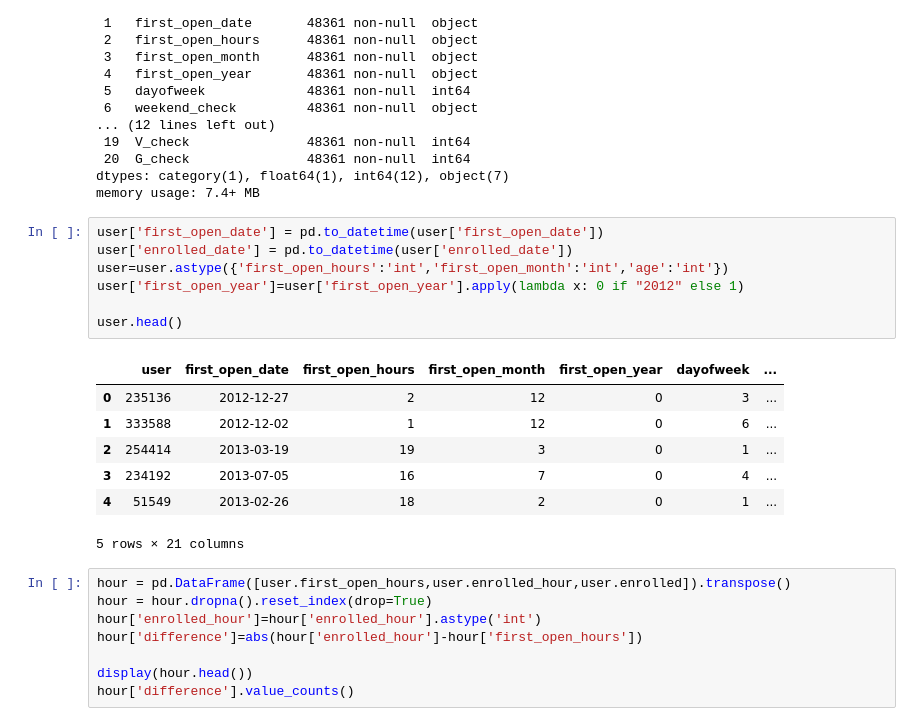
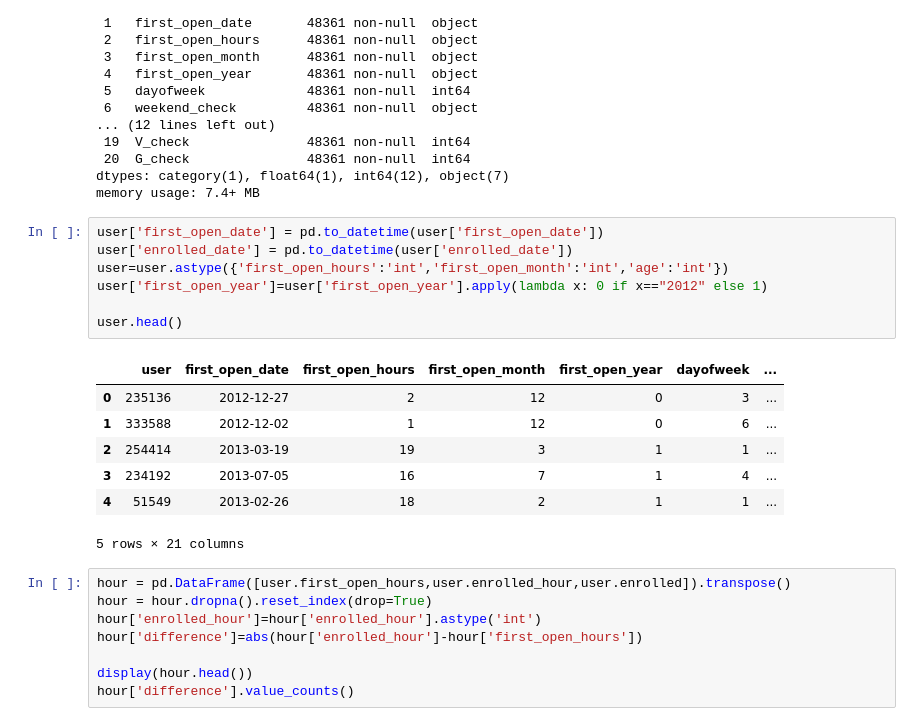
Before and after one commit to Verionyang/Project-_User_usage_Banking_App, a Jupyter notebook: Notebooks/EDA.ipynb, the cells around one changed output. Cells and saved outputs as stored; diff of their text form.

```diff
--- a/Notebooks/EDA.ipynb
+++ b/Notebooks/EDA.ipynb
@@ -633,17 +633,17 @@ memory usage: 7.4+ MB
 # %%
 user['first_open_date'] = pd.to_datetime(user['first_open_date'])
 user['enrolled_date'] = pd.to_datetime(user['enrolled_date'])
 user=user.astype({'first_open_hours':'int','first_open_month':'int','age':'int'})
-user['first_open_year']=user['first_open_year'].apply(lambda x: 0 if "2012" else 1)
+user['first_open_year']=user['first_open_year'].apply(lambda x: 0 if x=="2012" else 1)
 
 user.head()
 # %% [output]
 |  | user | first_open_date | first_open_hours | first_open_month | first_open_year | dayofweek | ... |
 | 0 | 235136 | 2012-12-27 | 2 | 12 | 0 | 3 | ... |
 | 1 | 333588 | 2012-12-02 | 1 | 12 | 0 | 6 | ... |
-| 2 | 254414 | 2013-03-19 | 19 | 3 | 0 | 1 | ... |
-| 3 | 234192 | 2013-07-05 | 16 | 7 | 0 | 4 | ... |
-| 4 | 51549 | 2013-02-26 | 18 | 2 | 0 | 1 | ... |
+| 2 | 254414 | 2013-03-19 | 19 | 3 | 1 | 1 | ... |
+| 3 | 234192 | 2013-07-05 | 16 | 7 | 1 | 4 | ... |
+| 4 | 51549 | 2013-02-26 | 18 | 2 | 1 | 1 | ... |
 5 rows × 21 columns
 # %%
 hour = pd.DataFrame([user.first_open_hours,user.enrolled_hour,user.enrolled]).transpose()
```
Also changed, not shown: parts of 1 cell of this notebook, 2 other files.
